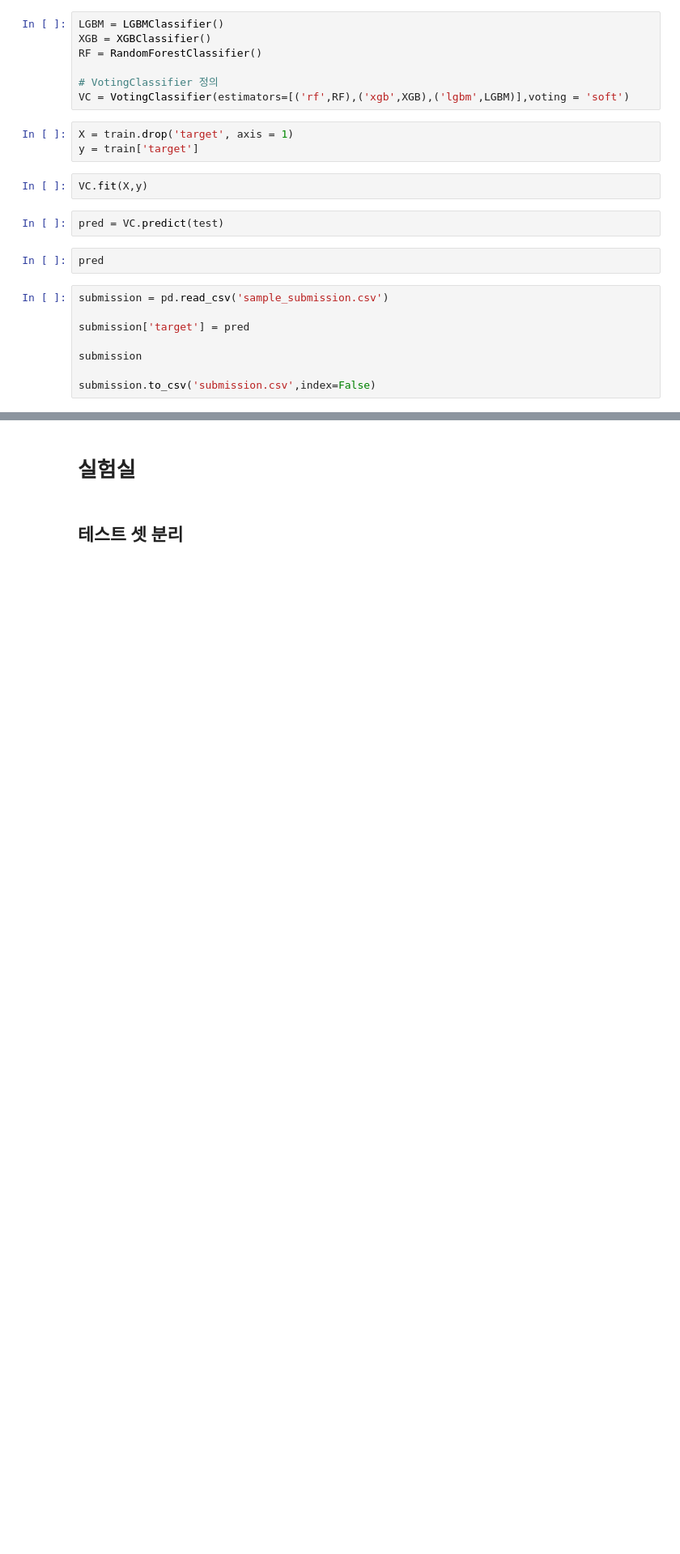
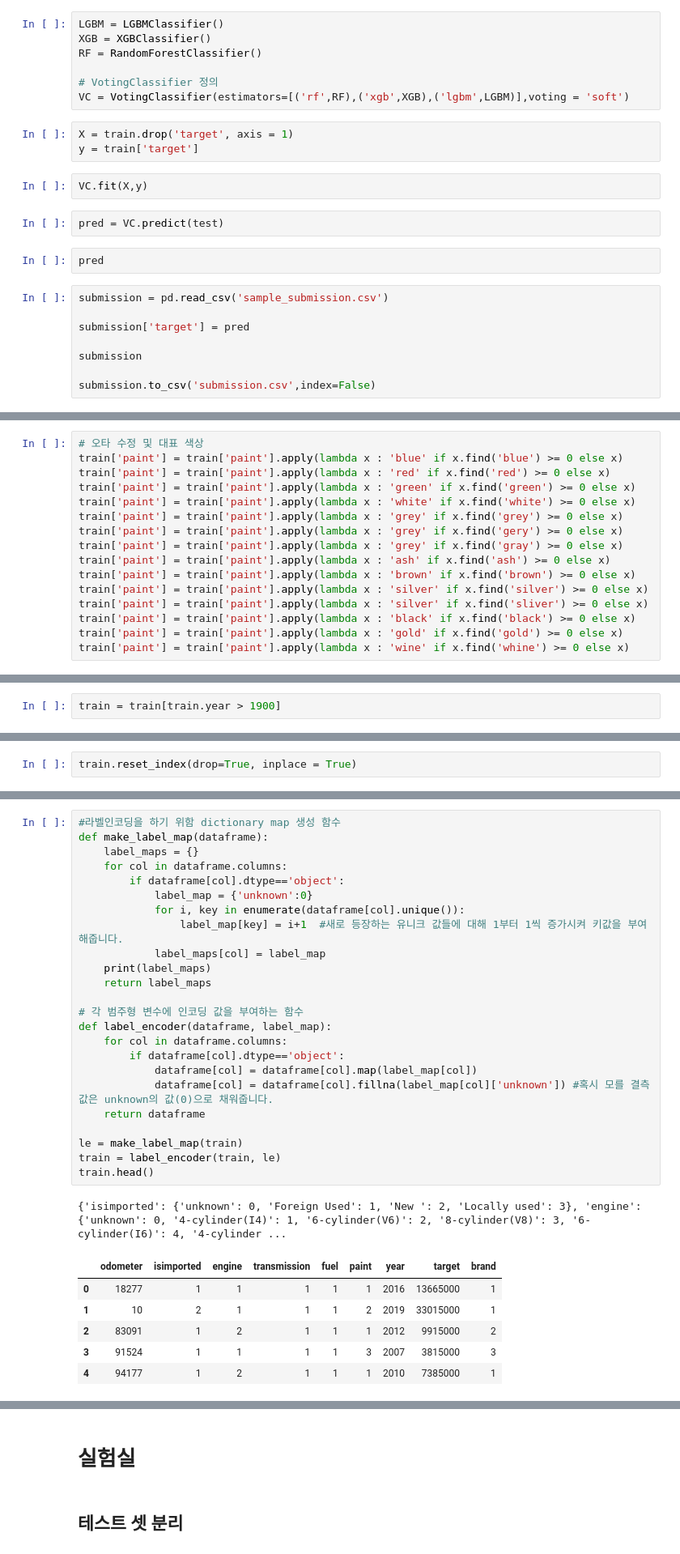
Before and after one commit to SubinKim22/project, a Jupyter notebook: Dacon_competition/used_car_price.ipynb, the cells around one changed output, grey strips where cells are left out. Shown: that part at 81% size. Cells and saved outputs as stored; diff of their text form; blank space fills up the shorter version.

```diff
--- a/Dacon_competition/used_car_price.ipynb
+++ b/Dacon_competition/used_car_price.ipynb
@@ -296,0 +314,16 @@ test
+# %%
+# 오타 수정 및 대표 색상
+train['paint'] = train['paint'].apply(lambda x : 'blue' if x.find('blue') >= 0 else x)
+train['paint'] = train['paint'].apply(lambda x : 'red' if x.find('red') >= 0 else x)
+train['paint'] = train['paint'].apply(lambda x : 'green' if x.find('green') >= 0 else x)
+train['paint'] = train['paint'].apply(lambda x : 'white' if x.find('white') >= 0 else x)
+train['paint'] = train['paint'].apply(lambda x : 'grey' if x.find('grey') >= 0 else x)
+train['paint'] = train['paint'].apply(lambda x : 'grey' if x.find('gery') >= 0 else x)
+train['paint'] = train['paint'].apply(lambda x : 'grey' if x.find('gray') >= 0 else x)
+train['paint'] = train['paint'].apply(lambda x : 'ash' if x.find('ash') >= 0 else x)
+train['paint'] = train['paint'].apply(lambda x : 'brown' if x.find('brown') >= 0 else x)
+train['paint'] = train['paint'].apply(lambda x : 'silver' if x.find('silver') >= 0 else x)
+train['paint'] = train['paint'].apply(lambda x : 'silver' if x.find('sliver') >= 0 else x)
+train['paint'] = train['paint'].apply(lambda x : 'black' if x.find('black') >= 0 else x)
+train['paint'] = train['paint'].apply(lambda x : 'gold' if x.find('gold') >= 0 else x)
+train['paint'] = train['paint'].apply(lambda x : 'wine' if x.find('whine') >= 0 else x)
@@ -296,0 +365,2 @@ test
+# %%
+train = train[train.year > 1900]
@@ -296,0 +383,2 @@ test
+# %%
+train.reset_index(drop=True, inplace = True)
@@ -296,0 +401,32 @@ test
+# %%
+#라벨인코딩을 하기 위함 dictionary map 생성 함수
+def make_label_map(dataframe):
+    label_maps = {}
+    for col in dataframe.columns:
+        if dataframe[col].dtype=='object':
+            label_map = {'unknown':0}
+            for i, key in enumerate(dataframe[col].unique()):
+                label_map[key] = i+1  #새로 등장하는 유니크 값들에 대해 1부터 1씩 증가시켜 키값을 부여해줍니다.
+            label_maps[col] = label_map
+    print(label_maps)
+    return label_maps
+
+# 각 범주형 변수에 인코딩 값을 부여하는 함수
+def label_encoder(dataframe, label_map):
+    for col in dataframe.columns:
+        if dataframe[col].dtype=='object':
+            dataframe[col] = dataframe[col].map(label_map[col])
+            dataframe[col] = dataframe[col].fillna(label_map[col]['unknown']) #혹시 모를 결측값은 unknown의 값(0)으로 채워줍니다.
+    return dataframe
+
+le = make_label_map(train)
+train = label_encoder(train, le)
+train.head()
+# %% [output]
+{'isimported': {'unknown': 0, 'Foreign Used': 1, 'New ': 2, 'Locally used': 3}, 'engine': {'unknown': 0, '4-cylinder(I4)': 1, '6-cylinder(V6)': 2, '8-cylinder(V8)': 3, '6-cylinder(I6)': 4, '4-cylinder ...
+|  | odometer | isimported | engine | transmission | fuel | paint | year | target | brand |
+| 0 | 18277 | 1 | 1 | 1 | 1 | 1 | 2016 | 13665000 | 1 |
+| 1 | 10 | 2 | 1 | 1 | 1 | 2 | 2019 | 33015000 | 1 |
+| 2 | 83091 | 1 | 2 | 1 | 1 | 1 | 2012 | 9915000 | 2 |
+| 3 | 91524 | 1 | 1 | 1 | 1 | 3 | 2007 | 3815000 | 3 |
+| 4 | 94177 | 1 | 2 | 1 | 1 | 1 | 2010 | 7385000 | 1 |
```
Also changed, not shown: parts of 37 cells of this notebook.
